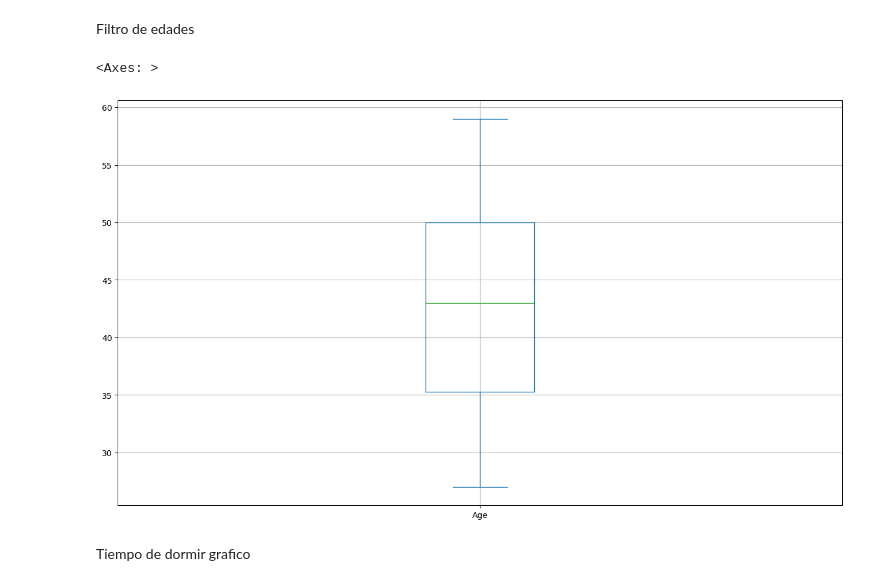
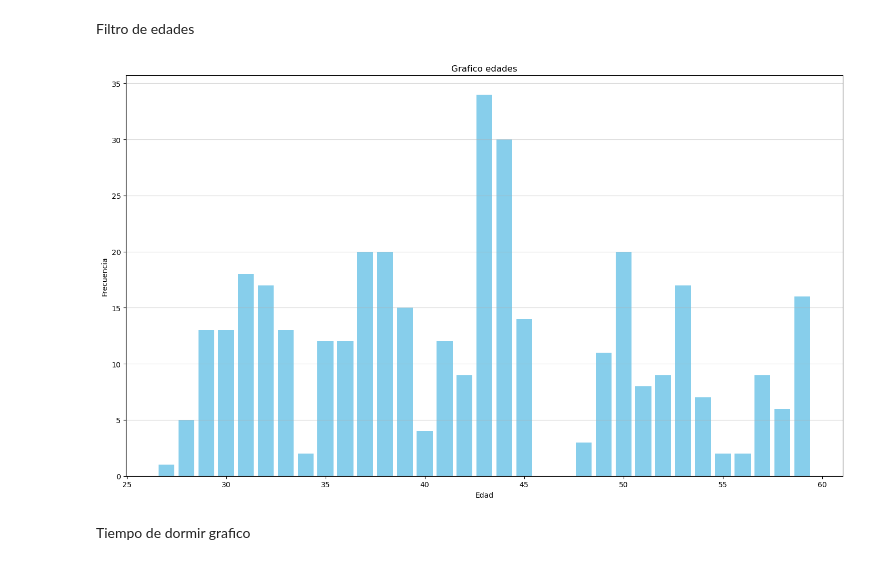
Before and after one commit to Brokolito/HAD-ModProba, a Jupyter notebook: data_work.ipynb, the cells around one changed output. Drawn from its saved outputs; the diff is of its cells as text; code cells hidden in the pictures.

Commit message:
Se cambian algunos graficos  con la finalidad de comprender mejor la informacion

```diff
--- a/data_work.ipynb
+++ b/data_work.ipynb
@@ -89,12 +87,16 @@ plt.show()
 [figure]
 # %% [markdown]
 Filtro de edades
-# %%
-edades=data['Age']
-edades.plot(kind='box',figsize=(16,9),grid=True)
-# %% [output]
-<Axes: >
-[figure, removed]
+# %%
+edades=data['Age'].value_counts()
+plt.bar(edades.index, edades.values, color='skyblue', alpha=1)
+plt.xlabel('Edad')
+plt.ylabel('Frecuencia')
+plt.title('Grafico edades')
+plt.grid(axis='y', alpha=0.5)
+plt.show()
+# %% [output]
+[figure, added]
 # %% [markdown]
 Tiempo de dormir grafico
 # %%
```
Also changed, not shown: parts of 7 cells of this notebook.
